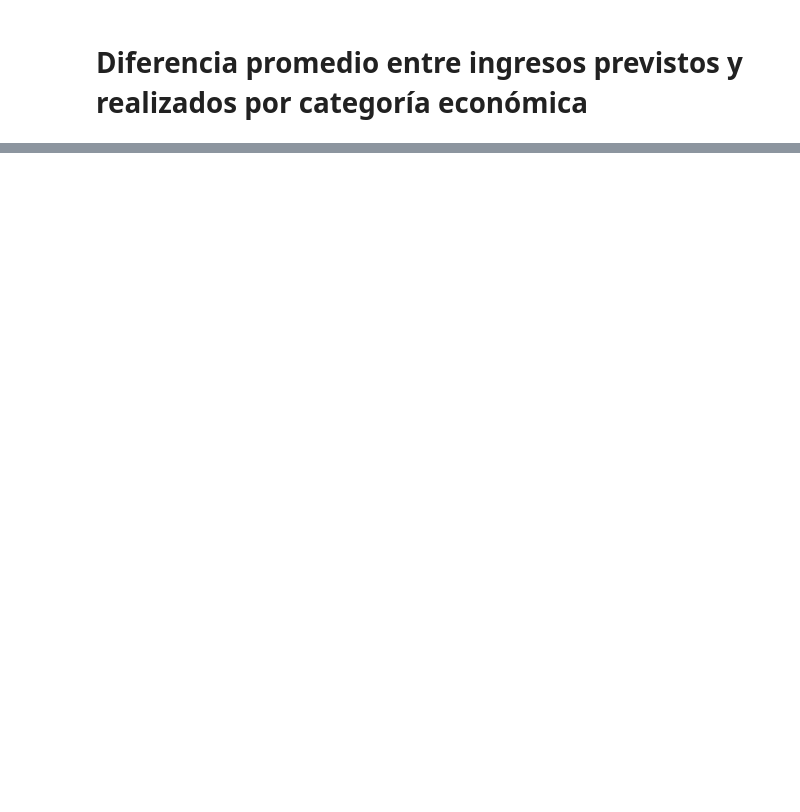
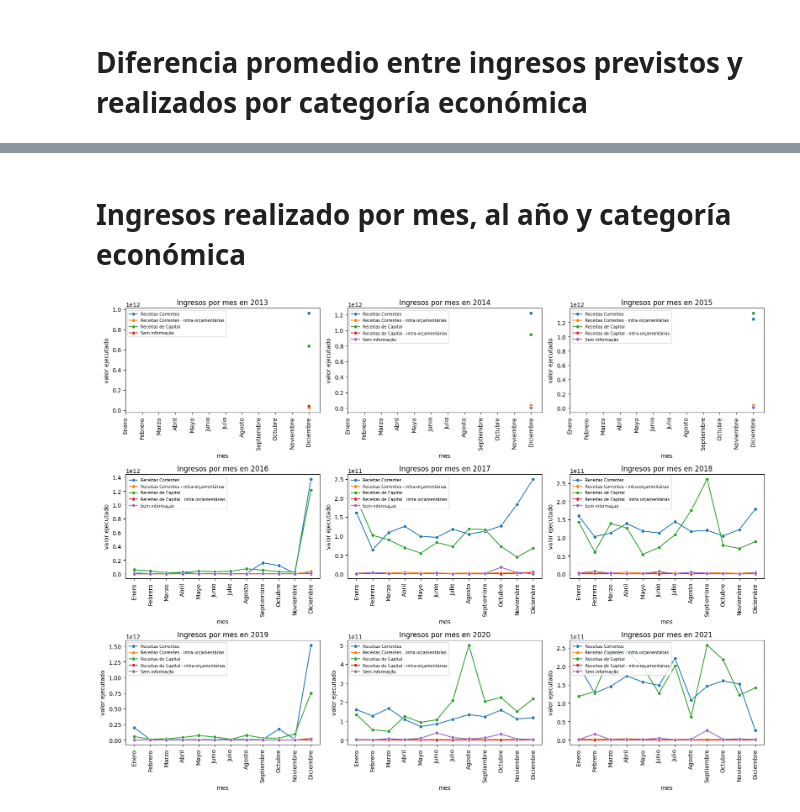
Before and after one commit to apelsito/Proyecto2-EDA-Ingresos-Brasil, a Jupyter notebook: jupyter_notebooks/03_EDA.ipynb, the cells around one changed output, grey strips where cells are left out. Saved outputs shown, nothing was run; the diff lists cells and outputs as text; code cells hidden in the pictures; blank space fills up the shorter version.

```diff
--- a/jupyter_notebooks/03_EDA.ipynb
+++ b/jupyter_notebooks/03_EDA.ipynb
@@ -112,0 +161,76 @@ np.float64(8198978917800.082)
+# %% [markdown]
+# Ingresos realizado por mes, al año y categoría económica
+# %%
+df['mes'] = df['fecha de registro'].dt.month
+anuales_por_categoria = df2.groupby(["año fiscal", "categoría económica"])["valor ejecutado"].sum().reset_index()
+# %%
+cond1 = df["año fiscal"] == 2013
+cond2 = df["año fiscal"] == 2014
+cond3 = df["año fiscal"] == 2015
+cond4 = df["año fiscal"] == 2016
+cond5 = df["año fiscal"] == 2017
+cond6 = df["año fiscal"] == 2018
+cond7 = df["año fiscal"] == 2019
+cond8 = df["año fiscal"] == 2020
+cond9 = df["año fiscal"] == 2021
+df2013 = df[cond1]
+df2014 = df[cond2]
+df2015 = df[cond3]
+df2016 = df[cond4]
+df2017 = df[cond5]
+df2018 = df[cond6]
+df2019 = df[cond7]
+df2020 = df[cond8]
+df2021 = df[cond9]
+
+año2013 = df2013.groupby(["categoría económica","mes"])["valor ejecutado"].sum().reset_index()
+año2014 = df2014.groupby(["categoría económica","mes"])["valor ejecutado"].sum().reset_index()
+año2015 = df2015.groupby(["categoría económica","mes"])["valor ejecutado"].sum().reset_index()
+año2016 = df2016.groupby(["categoría económica","mes"])["valor ejecutado"].sum().reset_index()
+año2017 = df2017.groupby(["categoría económica","mes"])["valor ejecutado"].sum().reset_index()
+año2018 = df2018.groupby(["categoría económica","mes"])["valor ejecutado"].sum().reset_index()
+año2019 = df2019.groupby(["categoría económica","mes"])["valor ejecutado"].sum().reset_index()
+año2020 = df2020.groupby(["categoría económica","mes"])["valor ejecutado"].sum().reset_index()
+año2021 = df2021.groupby(["categoría económica","mes"])["valor ejecutado"].sum().reset_index()
+
+fig, axes = plt.subplots(3, 3, figsize=(16, 12))
+axes = axes.flatten()
+sns.lineplot(x="mes", y="valor ejecutado", hue="categoría económica", data=año2013, marker="o",ax=axes[0])
+axes[0].set_title("Ingresos por mes en 2013")
+axes[0].set_xticks(rotation= 90,ticks=[1,2,3,4,5,6,7,8,9,10,11,12],labels=["Enero","Febrero","Marzo","Abril","Mayo","Junio","Julio","Agosto","Septiembre","Octubre","Noviembre","Diciembre"])
+axes[0].legend(fontsize=7, loc='upper left')
+sns.lineplot(x="mes", y="valor ejecutado", hue="categoría económica", data=año2014, marker="o",ax=axes[1])
+axes[1].set_title("Ingresos por mes en 2014")
+axes[1].set_xticks(rotation= 90,ticks=[1,2,3,4,5,6,7,8,9,10,11,12],labels=["Enero","Febrero","Marzo","Abril","Mayo","Junio","Julio","Agosto","Septiembre","Octubre","Noviembre","Diciembre"])
+axes[1].legend(fontsize=7, loc='upper left')
+sns.lineplot(x="mes", y="valor ejecutado", hue="categoría económica", data=año2015, marker="o",ax=axes[2])
+axes[2].set_title("Ingresos por mes en 2015")
+axes[2].set_xticks(rotation= 90,ticks=[1,2,3,4,5,6,7,8,9,10,11,12],labels=["Enero","Febrero","Marzo","Abril","Mayo","Junio","Julio","Agosto","Septiembre","Octubre","Noviembre","Diciembre"])
+axes[2].legend(fontsize=7, loc='upper left')
+sns.lineplot(x="mes", y="valor ejecutado", hue="categoría económica", data=año2016, marker="o",ax=axes[3])
+axes[3].set_title("Ingresos por mes en 2016")
+axes[3].set_xticks(rotation= 90,ticks=[1,2,3,4,5,6,7,8,9,10,11,12],labels=["Enero","Febrero","Marzo","Abril","Mayo","Junio","Julio","Agosto","Septiembre","Octubre","Noviembre","Diciembre"])
+axes[3].legend(fontsize=7, loc='upper left')
+sns.lineplot(x="mes", y="valor ejecutado", hue="categoría económica", data=año2017, marker="o",ax=axes[4])
+axes[4].set_title("Ingresos por mes en 2017")
+axes[4].set_xticks(rotation= 90,ticks=[1,2,3,4,5,6,7,8,9,10,11,12],labels=["Enero","Febrero","Marzo","Abril","Mayo","Junio","Julio","Agosto","Septiembre","Octubre","Noviembre","Diciembre"])
+axes[4].legend(fontsize=7, loc='upper left')
+sns.lineplot(x="mes", y="valor ejecutado", hue="categoría económica", data=año2018, marker="o",ax=axes[5])
+axes[5].set_title("Ingresos por mes en 2018")
+axes[5].set_xticks(rotation= 90,ticks=[1,2,3,4,5,6,7,8,9,10,11,12],labels=["Enero","Febrero","Marzo","Abril","Mayo","Junio","Julio","Agosto","Septiembre","Octubre","Noviembre","Diciembre"])
+axes[5].legend(fontsize=7, loc='upper left')
+sns.lineplot(x="mes", y="valor ejecutado", hue="categoría económica", data=año2019, marker="o",ax=axes[6])
+axes[6].set_title("Ingresos por mes en 2019")
+axes[6].set_xticks(rotation= 90,ticks=[1,2,3,4,5,6,7,8,9,10,11,12],labels=["Enero","Febrero","Marzo","Abril","Mayo","Junio","Julio","Agosto","Septiembre","Octubre","Noviembre","Diciembre"])
+axes[6].legend(fontsize=7, loc='upper left')
+sns.lineplot(x="mes", y="valor ejecutado", hue="categoría económica", data=año2020, marker="o",ax=axes[7])
+axes[7].set_title("Ingresos por mes en 2020")
+axes[7].set_xticks(rotation= 90,ticks=[1,2,3,4,5,6,7,8,9,10,11,12],labels=["Enero","Febrero","Marzo","Abril","Mayo","Junio","Julio","Agosto","Septiembre","Octubre","Noviembre","Diciembre"])
+axes[7].legend(fontsize=7, loc='upper left')
+sns.lineplot(x="mes", y="valor ejecutado", hue="categoría económica", data=año2021, marker="o",ax=axes[8])
+axes[8].set_title("Ingresos por mes en 2021")
+axes[8].set_xticks(rotation= 90,ticks=[1,2,3,4,5,6,7,8,9,10,11,12],labels=["Enero","Febrero","Marzo","Abril","Mayo","Junio","Julio","Agosto","Septiembre","Octubre","Noviembre","Diciembre"])
+axes[8].legend(fontsize=7, loc='upper left')
+plt.tight_layout()
+# %% [output]
+[figure, added]
```
Also changed, not shown: parts of 28 cells of this notebook, 2 other files.
